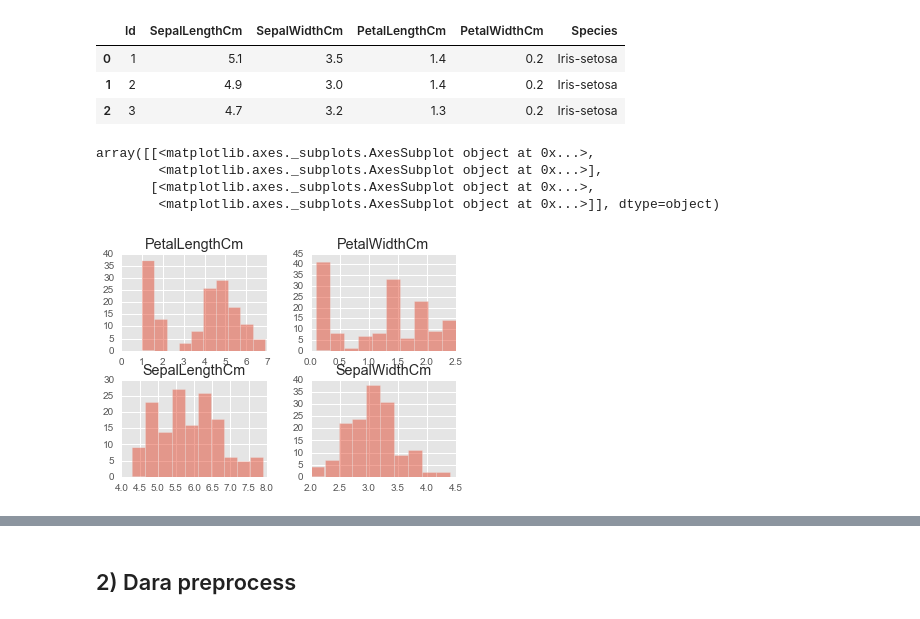
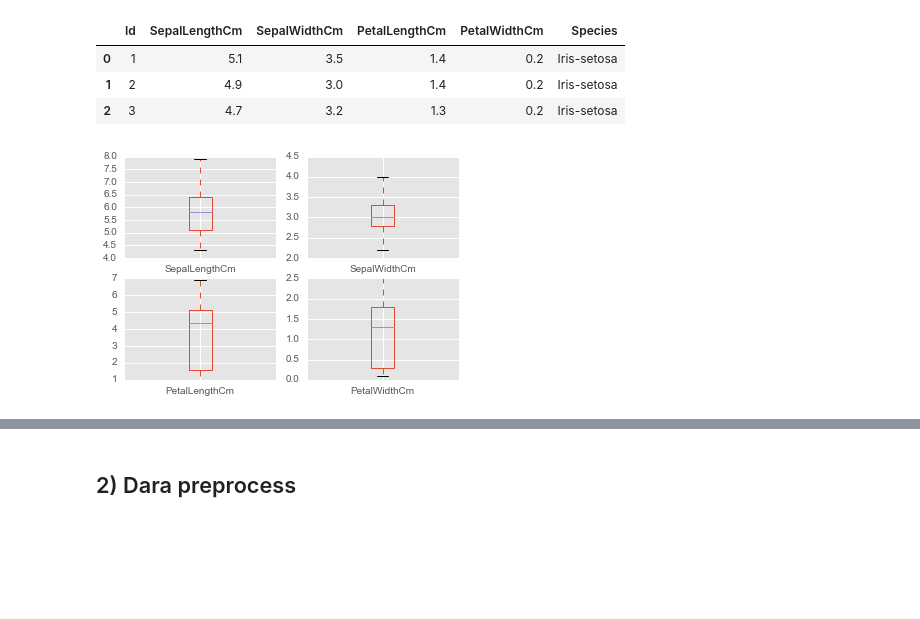
Before and after one commit to yennanliu/analysis, a Jupyter notebook: Iris/Iris_ML.ipynb, the cells around one changed output, grey strips where cells are left out. Cells and saved outputs as stored; diff of their text form; code cells hidden in the pictures; blank space fills up the shorter version.

Commit message:
add plots and comments

```diff
--- a/Iris/Iris_ML.ipynb
+++ b/Iris/Iris_ML.ipynb
@@ -44,11 +48,8 @@ df_iris.head(3)
 | 0 | 1 | 5.1 | 3.5 | 1.4 | 0.2 | Iris-setosa |
 | 1 | 2 | 4.9 | 3.0 | 1.4 | 0.2 | Iris-setosa |
 | 2 | 3 | 4.7 | 3.2 | 1.3 | 0.2 | Iris-setosa |
-# %%
-df_iris.iloc[:,1:].hist(alpha = .5)
-# %% [output]
-array([[<matplotlib.axes._subplots.AxesSubplot object at 0x...>,
-        <matplotlib.axes._subplots.AxesSubplot object at 0x...>],
-       [<matplotlib.axes._subplots.AxesSubplot object at 0x...>,
-        <matplotlib.axes._subplots.AxesSubplot object at 0x...>]], dtype=object)
-[figure, removed]
+# %%
+df_iris.iloc[:,1:5].plot(kind='box',layout=(2,2), subplots=True,sharex=False, sharey=False)
+plt.show()
+# %% [output]
+[figure, added]
```
Also changed, not shown: parts of 26 cells of this notebook.
